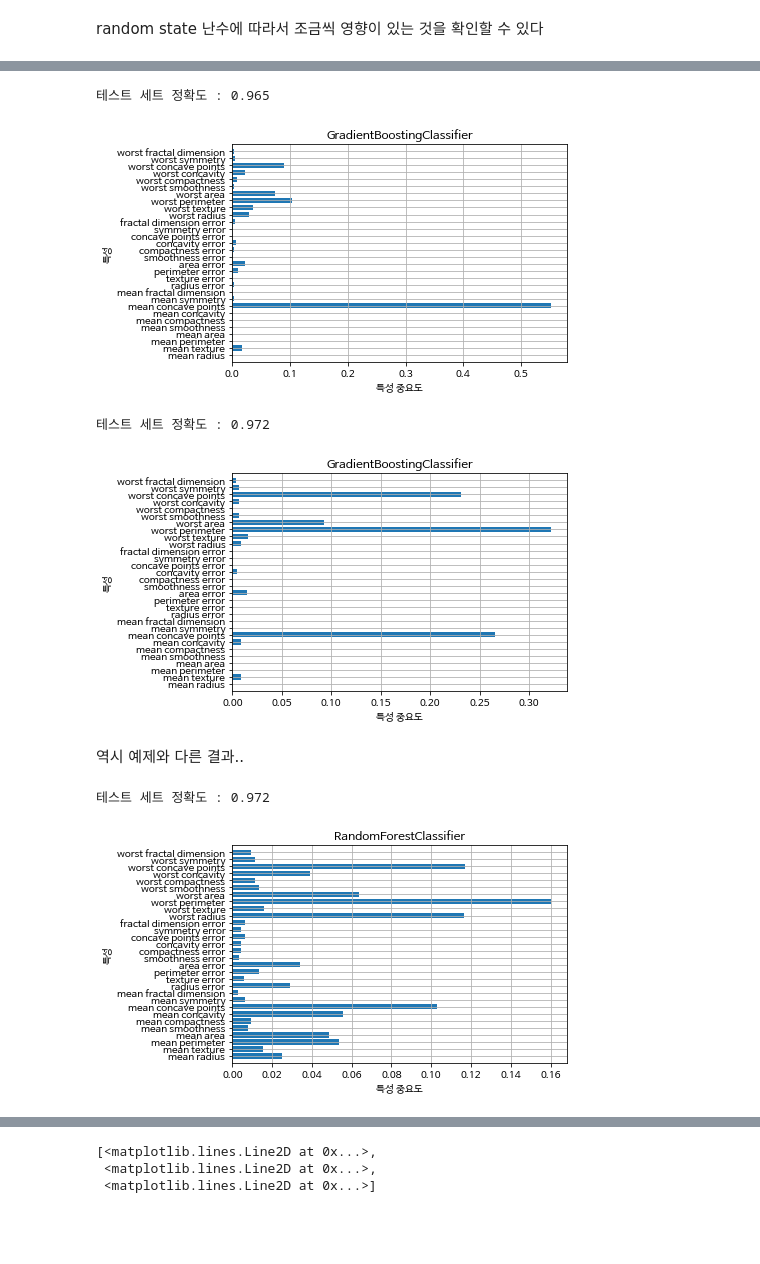
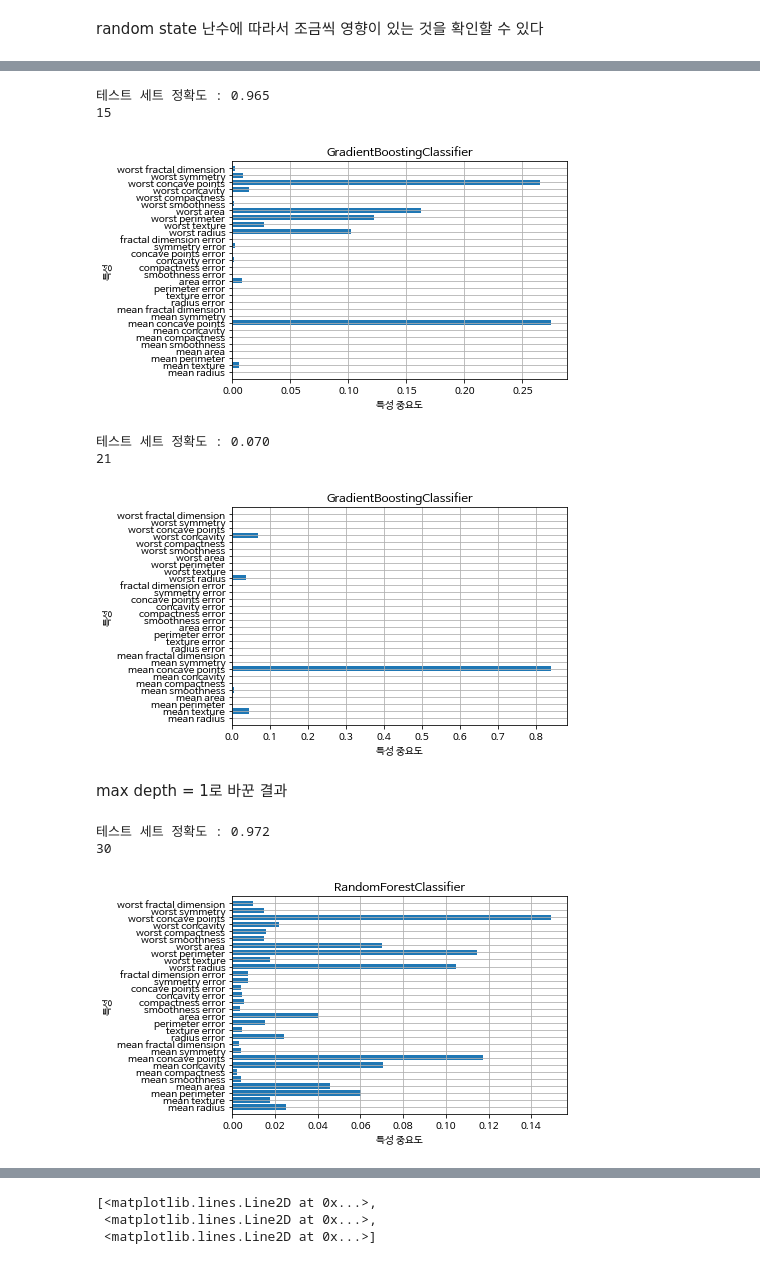
Before and after one commit to comet08/Machine_Learning, a Jupyter notebook: 5주차/GradientBoosting.ipynb, the cells around one changed output, grey strips where cells are left out. Drawn from its saved outputs; the diff is of its cells as text; code cells hidden in the pictures; blank space fills up the shorter version.

```diff
--- a/5주차/GradientBoosting.ipynb
+++ b/5주차/GradientBoosting.ipynb
@@ -171,23 +178,32 @@ def plot_feature_importances_cancer(model):
 # %%
-gbc = GradientBoostingClassifier(random_state=0, max_depth=3).fit(X_train, y_train)
+gbc = GradientBoostingClassifier(random_state=0, max_depth=1).fit(X_train, y_train)
 plot_feature_importances_cancer(gbc)
 print("테스트 세트 정확도 : {:.3f}".format(gbc.score(X_test, y_test)))
+
+print(np.sum(gbc.feature_importances_!=0))
 # %% [output]
 테스트 세트 정확도 : 0.965
+15
-[figure, old version]
+[figure, new version]
 # %%
-gbc = GradientBoostingClassifier(random_state=0, max_depth=1).fit(X_train, y_train)
+gbc = GradientBoostingClassifier(random_state=0, learning_rate=5).fit(X_train, y_train)
 plot_feature_importances_cancer(gbc)
 print("테스트 세트 정확도 : {:.3f}".format(gbc.score(X_test, y_test)))
+
+print(np.sum(gbc.feature_importances_!=0))
 # %% [output]
-테스트 세트 정확도 : 0.972
+테스트 세트 정확도 : 0.070
+21
-[figure, old version]
+[figure, new version]
-# %% [markdown]
-역시 예제와 다른 결과..
+# %% [markdown]
+max depth = 1로 바꾼 결과
 # %%
 rfc = RandomForestClassifier(random_state=0).fit(X_train,y_train)
 plot_feature_importances_cancer(rfc)
 print("테스트 세트 정확도 : {:.3f}".format(rfc.score(X_test, y_test)))
+
+print(np.sum(rfc.feature_importances_!=0))
 # %% [output]
 테스트 세트 정확도 : 0.972
+30
-[figure, old version]
+[figure, new version]
```
Also changed, not shown: parts of 23 cells of this notebook, 3 other files.
